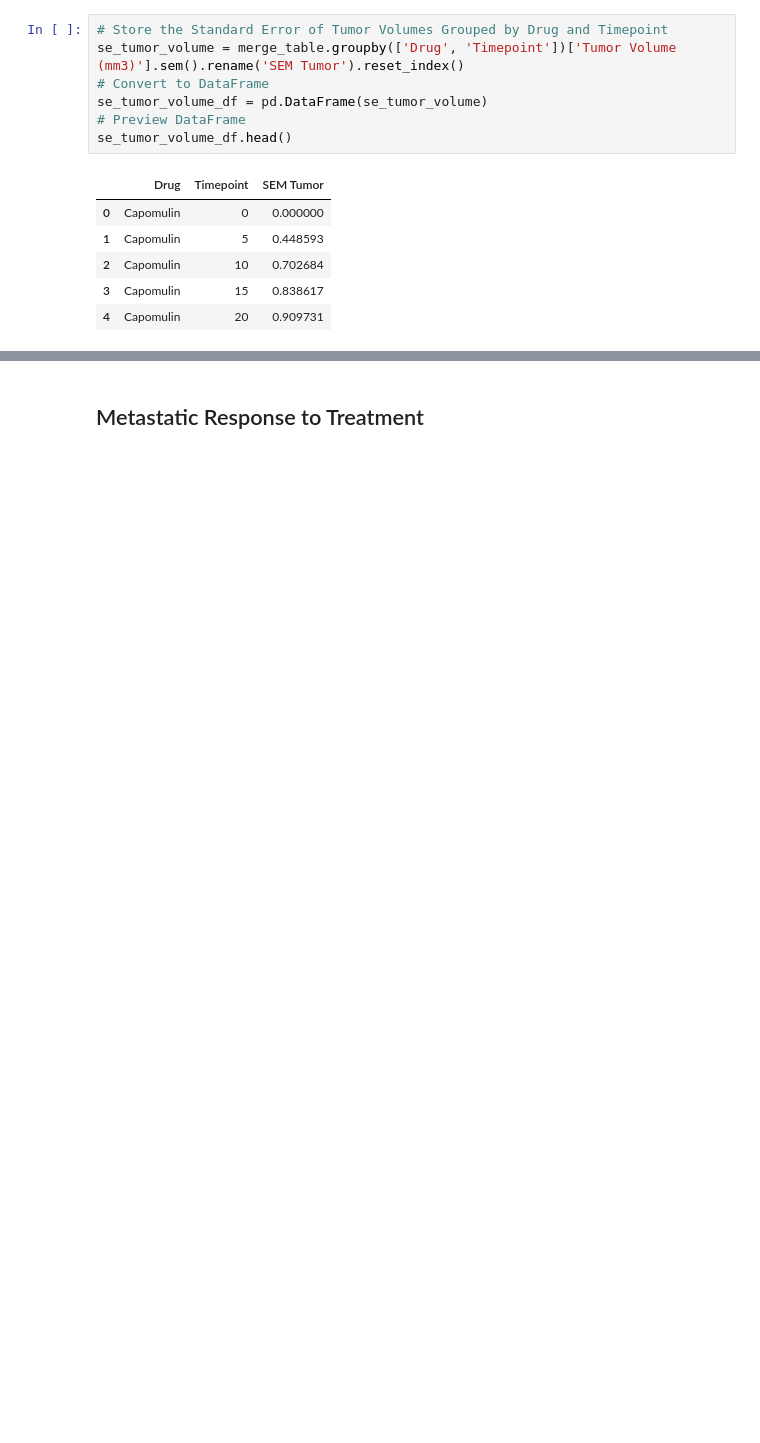
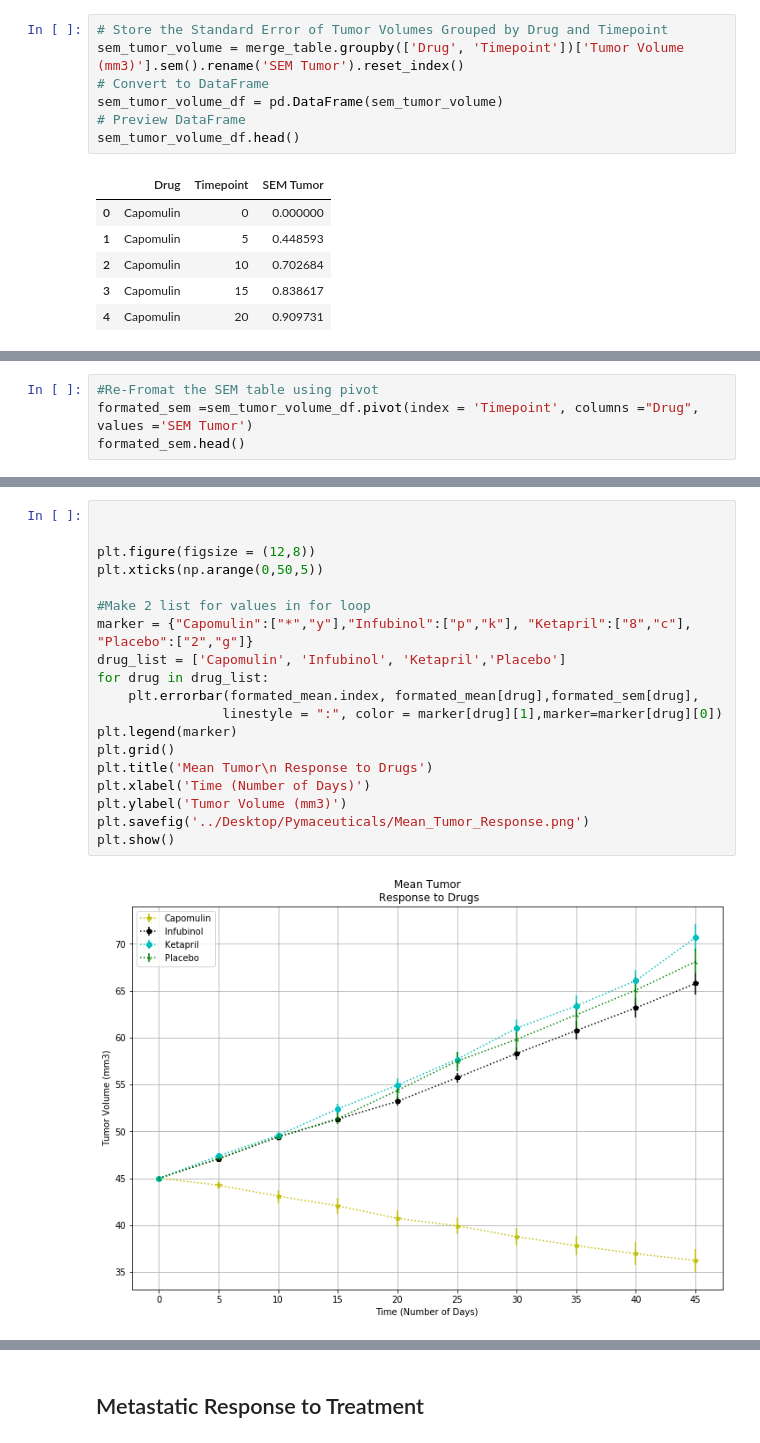
Before and after one commit to Perejdac/matplotlib-challenge, a Jupyter notebook: matplotlib-challenge.ipynb, the cells around one changed output, grey strips where cells are left out. Drawn from its saved outputs; the diff is of its cells as text; blank space fills up the shorter version.

```diff
--- a/matplotlib-challenge.ipynb
+++ b/matplotlib-challenge.ipynb
@@ -50,11 +52,11 @@ mean_tumor_df.head()
 | 4 | Capomulin | 20 | 40.716325 |
 # %%
 # Store the Standard Error of Tumor Volumes Grouped by Drug and Timepoint
-se_tumor_volume = merge_table.groupby(['Drug', 'Timepoint'])['Tumor Volume (mm3)'].sem().rename('SEM Tumor').reset_index()
+sem_tumor_volume = merge_table.groupby(['Drug', 'Timepoint'])['Tumor Volume (mm3)'].sem().rename('SEM Tumor').reset_index()
 # Convert to DataFrame
-se_tumor_volume_df = pd.DataFrame(se_tumor_volume)
+sem_tumor_volume_df = pd.DataFrame(sem_tumor_volume)
 # Preview DataFrame
-se_tumor_volume_df.head()
+sem_tumor_volume_df.head()
 # %% [output]
 |  | Drug | Timepoint | SEM Tumor |
 | 0 | Capomulin | 0 | 0.000000 |
@@ -97,0 +82,4 @@ plt.show()
+# %%
+#Re-Fromat the SEM table using pivot
+formated_sem =sem_tumor_volume_df.pivot(index = 'Timepoint', columns ="Drug", values ='SEM Tumor')
+formated_sem.head()
@@ -97,0 +94,21 @@ plt.show()
+# %%
+
+
+plt.figure(figsize = (12,8))
+plt.xticks(np.arange(0,50,5))
+
+#Make 2 list for values in for loop
+marker = {"Capomulin":["*","y"],"Infubinol":["p","k"], "Ketapril":["8","c"], "Placebo":["2","g"]}
+drug_list = ['Capomulin', 'Infubinol', 'Ketapril','Placebo']
+for drug in drug_list:
+    plt.errorbar(formated_mean.index, formated_mean[drug],formated_sem[drug],
+                linestyle = ":", color = marker[drug][1],marker=marker[drug][0])
+plt.legend(marker)
+plt.grid()
+plt.title('Mean Tumor\n Response to Drugs')
+plt.xlabel('Time (Number of Days)')
+plt.ylabel('Tumor Volume (mm3)')
+plt.savefig('../Desktop/Pymaceuticals/Mean_Tumor_Response.png')
+plt.show()
+# %% [output]
+[figure, added]
```
Also changed, not shown: parts of 26 cells of this notebook, 4 other files.
